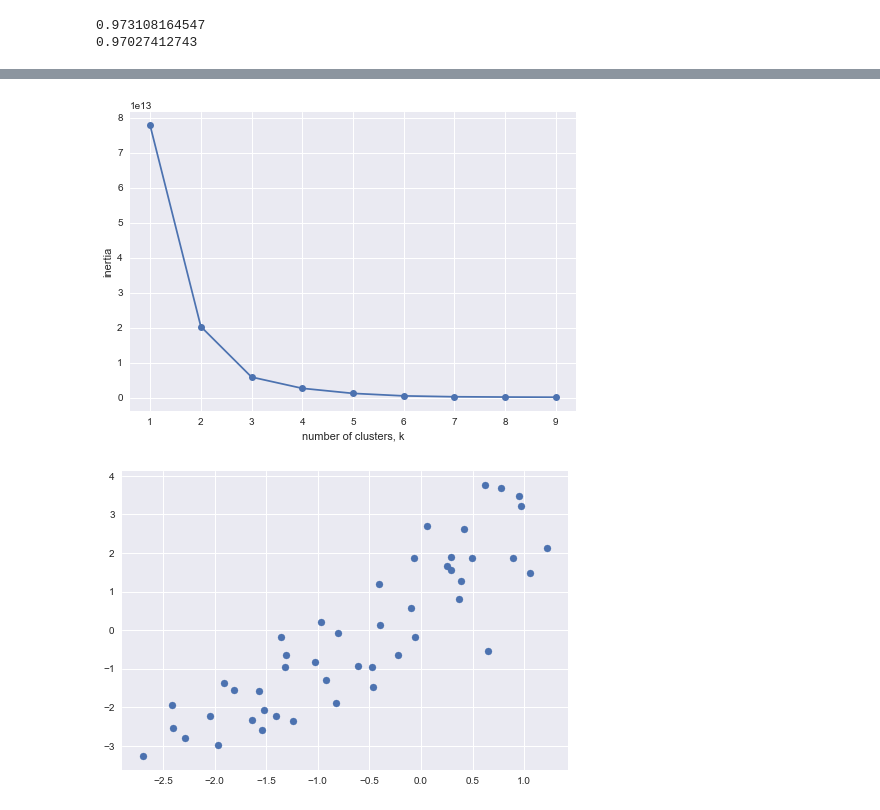
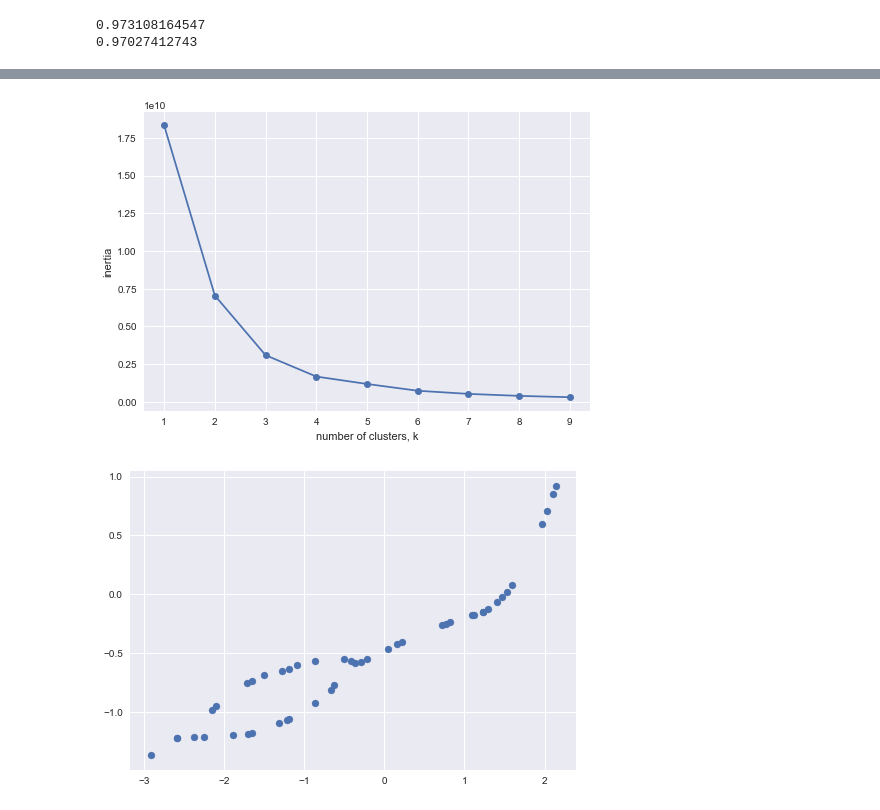
Before and after one commit to sjordan29/Springboard-Code, a Jupyter notebook: Capstone_1/Data_Files.ipynb, the cells around one changed output, grey strips where cells are left out. Drawn from its saved outputs; the diff is of its cells as text; code cells hidden in the pictures.

```diff
--- a/Capstone_1/Data_Files.ipynb
+++ b/Capstone_1/Data_Files.ipynb
@@ -694,33 +762,33 @@ plt.show()
 # So I will try removing the total population from the analysis to see how it changes the results
 
 
-lgcity_cluster = dems_and_cider_lg[['Total_Estimate_SUMMARY_INDICATORS__Median_age_years', 'Total_Estimate_SUMMARY_INDICATORS__Sex_ratio_males_per_100_females', 'Households_Estimate_Mean_income_dollars', 'Total_Estimate_Twenties_(Pct)', 'Total_Estimate_Thirties_(Pct)']]
-lgcity_cluster_matrix = lgcity_cluster.as_matrix()
+# lgcity_cluster = dems_and_cider_lg[['Total_Estimate_SUMMARY_INDICATORS__Median_age_years', 'Total_Estimate_SUMMARY_INDICATORS__Sex_ratio_males_per_100_females', 'Households_Estimate_Mean_income_dollars', 'Total_Estimate_Twenties_(Pct)', 'Total_Estimate_Thirties_(Pct)']]
+# lgcity_cluster_matrix = lgcity_cluster.as_matrix()
 
 # New cluster analysis
 
-model = KMeans(n_clusters=5)
-model.fit(lgcity_cluster_matrix)
+# model = KMeans(n_clusters=5)
+# model.fit(lgcity_cluster_matrix)
 
-lg_labels = model.predict(lgcity_cluster_matrix)
-lg_df = pd.DataFrame({'lg_labels': lg_labels, 'State': dems_and_cider_lg['State'], 'City': dems_and_cider_lg['City']})
-lg_ct = pd.crosstab(lg_df['lg_labels'], lg_df['State'])
+# lg_labels = model.predict(lgcity_cluster_matrix)
+# lg_df = pd.DataFrame({'lg_labels': lg_labels, 'State': dems_and_cider_lg['State'], 'City': dems_and_cider_lg['City']})
+# lg_ct = pd.crosstab(lg_df['lg_labels'], lg_df['State'])
 # print(lg_ct)
 
 
 # Sociable is currently located in Minneapolis, MN.
 # I want to find which cluster this falls in.
 
-minnesota_test_lg = lg_df[lg_df['State'] == 'Minnesota']
-# print(minnesota_test_lg)
+# minnesota_test_lg = lg_df[lg_df['State'] == 'Minnesota']
+# # print(minnesota_test_lg)
 
-# it is in cluster 4
-# check out who is in cluster 4
-cluster_4 = lg_df[lg_df['lg_labels'] == 4]
-# print(cluster_4)
+# # it is in cluster 4
+# # check out who is in cluster 4
+# cluster_4 = lg_df[lg_df['lg_labels'] == 4]
+# # print(cluster_4)
 
-plt.hist(lg_df.lg_labels)
-plt.xlabel('cluster')
-plt.ylabel('count')
-plt.title('Cluster Distribution')
-plt.show()
+# plt.hist(lg_df.lg_labels)
+# plt.xlabel('cluster')
+# plt.ylabel('count')
+# plt.title('Cluster Distribution')
+# plt.show()
@@ -768,41 +834,37 @@ plt.show()
 # %%
 # Inertia plot
 
 ks = range(1, 10)
 inertias = []
 
 for k in ks:
     # Create a KMeans instance with k clusters: model
     model = KMeans(n_clusters = k)
 
     # Fit model to samples
-    model.fit(lgcity_cluster_matrix)
+    model.fit(log_cluster_matrix)
 
     # Append the inertia to the list of inertias
     inertias.append(model.inertia_)
 
 # Plot ks vs inertias
 plt.plot(ks, inertias, '-o')
 plt.xlabel('number of clusters, k')
 plt.ylabel('inertia')
 plt.xticks(ks)
 plt.show()
 
 # Could probably do well with just 3 clusters
 # %% [output]
-[figure, old version]
+[figure, new version]
 # %%
-# Add cluster labels to df
-city_clusters = pd.merge(dems_and_cider_lg, lg_df)
-city_clusters = city_clusters.as_matrix()
-
 # Visualize clusters
 from  sklearn.manifold import TSNE
-model = TSNE(learning_rate=73)
-transformed = model.fit_transform(lgcity_cluster_matrix)
+model = TSNE(learning_rate=70)
+transformed = model.fit_transform(log_cluster_matrix)
 xs = transformed[:,0]
 ys = transformed[:,1]
 plt.scatter(xs, ys)
 plt.show()
 # %% [output]
-[figure, old version]
+[figure, new version]
```
Also changed, not shown: parts of 19 cells of this notebook.
